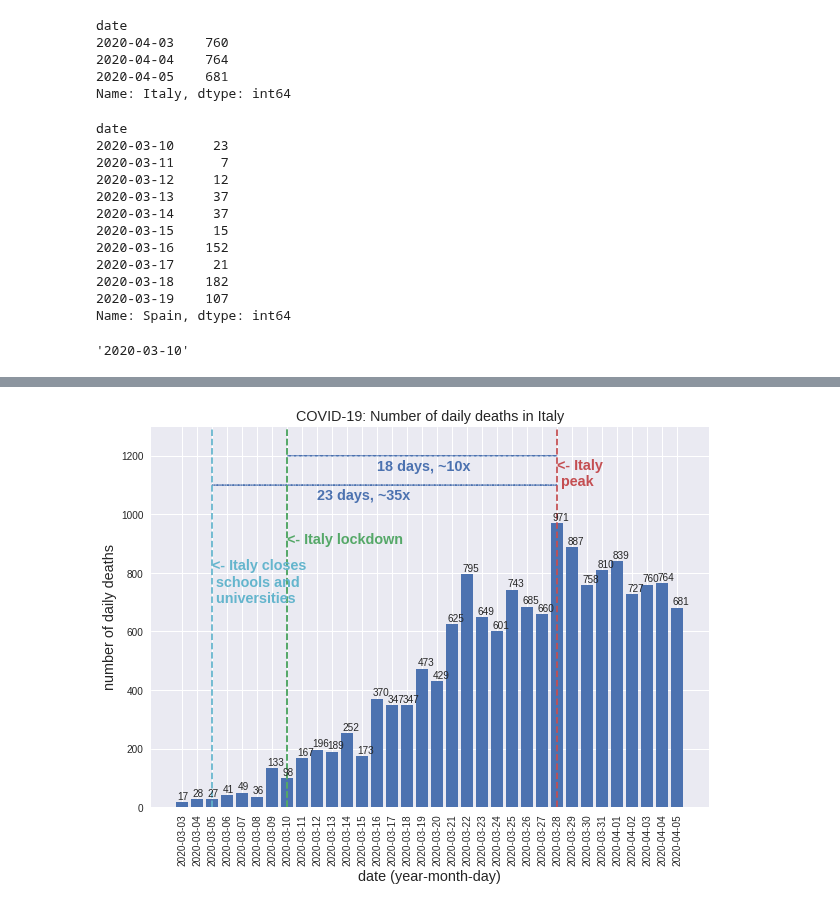
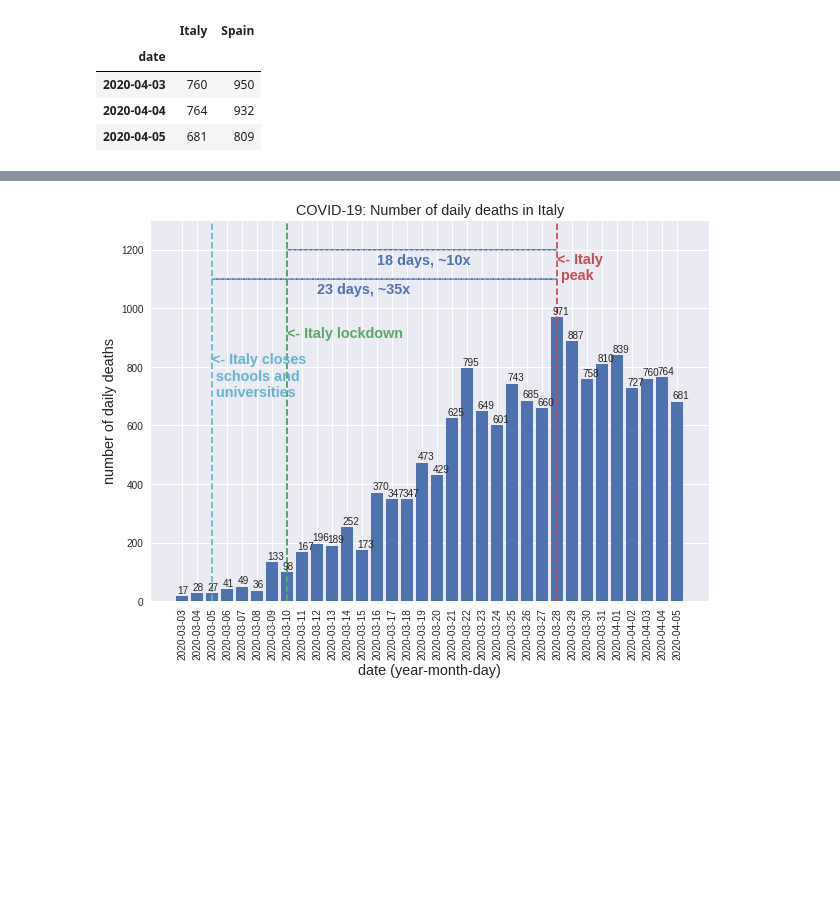
Before and after one commit to alonsosilvaallende/COVID-19, a Jupyter notebook: COVID_19_Italy_deaths_peak.ipynb, the cells around one changed output, grey strips where cells are left out. Saved outputs shown, nothing was run; the diff lists cells and outputs as text; code cells hidden in the pictures; blank space fills up the shorter version.

```diff
--- a/COVID_19_Italy_deaths_peak.ipynb
+++ b/COVID_19_Italy_deaths_peak.ipynb
@@ -6,42 +6,19 @@ import matplotlib.pyplot as plt
 import pandas as pd
 plt.style.use('seaborn')
 # %%
-total_deaths_raw = pd.read_csv("https://covid.ourworldindata.org/data/ecdc/total_deaths.csv", \
+new_deaths_raw = pd.read_csv("https://covid.ourworldindata.org/data/ecdc/new_deaths.csv", \
                              index_col='date')
+new_deaths_raw[["Italy", "Spain"]].tail(3)
+# %% [output]
+|  | Italy | Spain |
+| date |  |  |
+| 2020-04-03 | 760 | 950 |
+| 2020-04-04 | 764 | 932 |
+| 2020-04-05 | 681 | 809 |
-# %%
-new_deaths_raw = pd.read_csv("https://covid.ourworldindata.org/data/ecdc/new_deaths.csv", \
-                             index_col='date')
-new_deaths_raw = new_deaths_raw.fillna(method='pad')
-new_deaths_raw["Italy"].tail(3)
-# %% [output]
-date
-2020-04-03    760
-2020-04-04    764
-2020-04-05    681
-Name: Italy, dtype: int64
-# %%
-new_deaths_raw["Spain"].iloc[70:80]
-# %% [output]
-date
-2020-03-10     23
-2020-03-11      7
-2020-03-12     12
-2020-03-13     37
-2020-03-14     37
-2020-03-15     15
-2020-03-16    152
-2020-03-17     21
-2020-03-18    182
-2020-03-19    107
-Name: Spain, dtype: int64
 # %%
 TIPPING_POINT = 10
 # %%
 list_countries = ['Italy', 'Spain']
-# %%
-new_deaths_raw['Spain'][new_deaths_raw['Spain'] > 10].keys()[0]
-# %% [output]
-'2020-03-10'
 # %%
 new_deaths = {}
 for country in list_countries:
```
Also changed, not shown: parts of 9 cells of this notebook.
